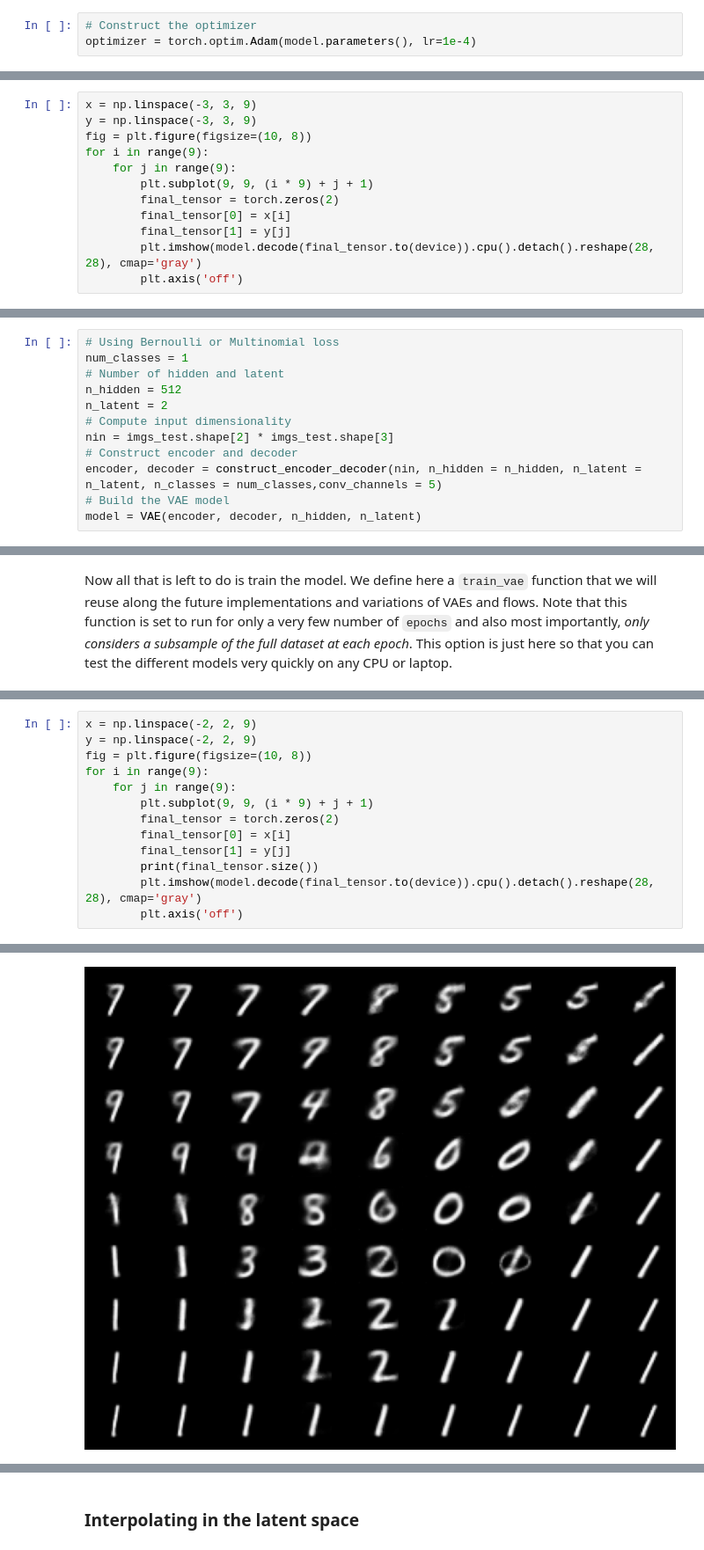
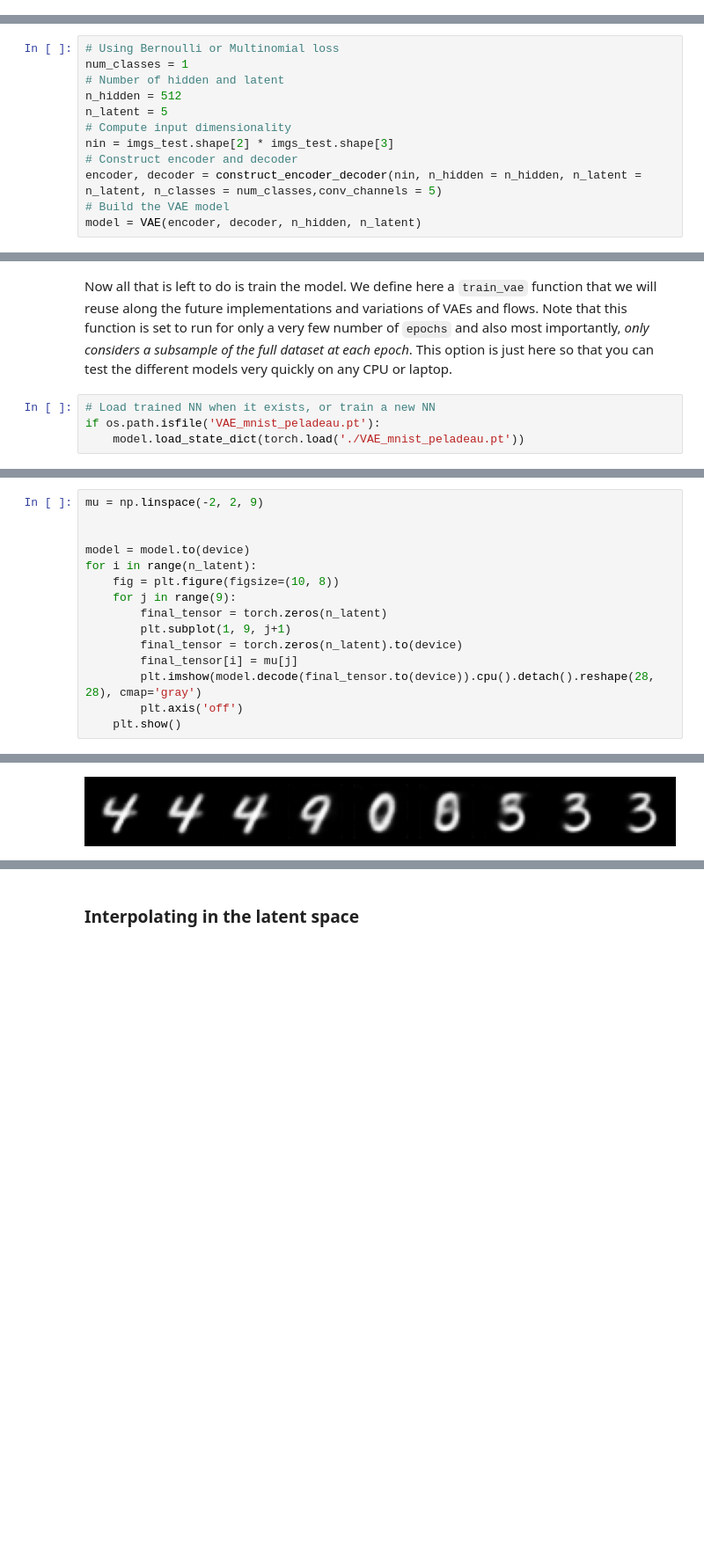
Before and after one commit to gbittencourt/ATIAM2022-timbre-transfer, a Jupyter notebook: Notebooks/VAE_PELADEAU_Come.ipynb, the cells around one changed output, grey strips where cells are left out. Shown at 88% size. Saved outputs shown, nothing was run; the diff lists cells and outputs as text; blank space fills up the shorter version.

```diff
--- a/Notebooks/VAE_PELADEAU_Come.ipynb
+++ b/Notebooks/VAE_PELADEAU_Come.ipynb
@@ -204,3 +216,0 @@ model = VAE(encoder, decoder, n_hidden, n_latent)
-# %%
-# Construct the optimizer
-optimizer = torch.optim.Adam(model.parameters(), lr=1e-4)
@@ -273,12 +216,0 @@ Now we can evaluate our VAE model more formally as follows.
-# %%
-x = np.linspace(-3, 3, 9)
-y = np.linspace(-3, 3, 9)
-fig = plt.figure(figsize=(10, 8))
-for i in range(9):
-    for j in range(9):
-        plt.subplot(9, 9, (i * 9) + j + 1)
-        final_tensor = torch.zeros(2)
-        final_tensor[0] = x[i]
-        final_tensor[1] = y[j]
-        plt.imshow(model.decode(final_tensor.to(device)).cpu().detach().reshape(28, 28), cmap='gray')
-        plt.axis('off')
@@ -307,7 +237,7 @@ def train_step_beta(model, x, optimizer, beta):
 num_classes = 1
 # Number of hidden and latent
 n_hidden = 512
-n_latent = 2
+n_latent = 5
 # Compute input dimensionality
 nin = imgs_test.shape[2] * imgs_test.shape[3]
 # Construct encoder and decoder
@@ -321,6 +251,10 @@ optimizer = torch.optim.Adam(model.parameters(), lr=1e-4)
 ### Training using BCELoss and warm up procedure
 # %% [markdown]
 Now all that is left to do is train the model. We define here a `train_vae` function that we will reuse along the future implementations and variations of VAEs and flows. Note that this function is set to run for only a very few number of `epochs` and also most importantly, *only considers a subsample of the full dataset at each epoch*. This option is just here so that you can test the different models very quickly on any CPU or laptop.
+# %%
+# Load trained NN when it exists, or train a new NN
+if os.path.isfile('VAE_mnist_peladeau.pt'):
+    model.load_state_dict(torch.load('./VAE_mnist_peladeau.pt'))
 # %%
 def generate_and_save_images(model, epoch, test_sample):
     predictions, _ = model(test_sample.to(device))
@@ -388,14 +324,16 @@ Epoch: 30, Test set ELBO: tensor([12907.6572], device='cuda:0', grad_fn=<AddBack
 # %%
-x = np.linspace(-2, 2, 9)
-y = np.linspace(-2, 2, 9)
-fig = plt.figure(figsize=(10, 8))
-for i in range(9):
+mu = np.linspace(-2, 2, 9)
+
+
+model = model.to(device)
+for i in range(n_latent):
+    fig = plt.figure(figsize=(10, 8))
     for j in range(9):
-        plt.subplot(9, 9, (i * 9) + j + 1)
-        final_tensor = torch.zeros(2)
-        final_tensor[0] = x[i]
-        final_tensor[1] = y[j]
-        print(final_tensor.size())
+        final_tensor = torch.zeros(n_latent)
+        plt.subplot(1, 9, j+1)
+        final_tensor = torch.zeros(n_latent).to(device)
+        final_tensor[i] = mu[j]
         plt.imshow(model.decode(final_tensor.to(device)).cpu().detach().reshape(28, 28), cmap='gray')
         plt.axis('off')
+    plt.show()
 # %% [output]
@@ -419 +340 @@ torch.Size([2])
-[figure, old version]
+[figure, new version]
```
Also changed, not shown: parts of 20 cells of this notebook, 4 other files.
